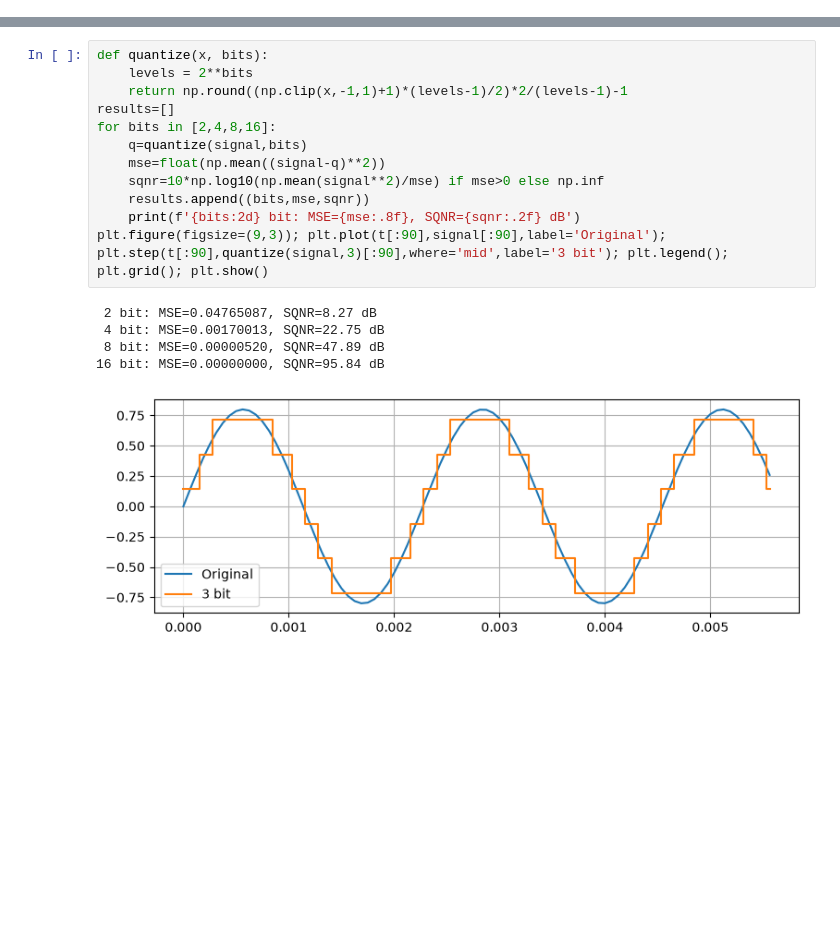
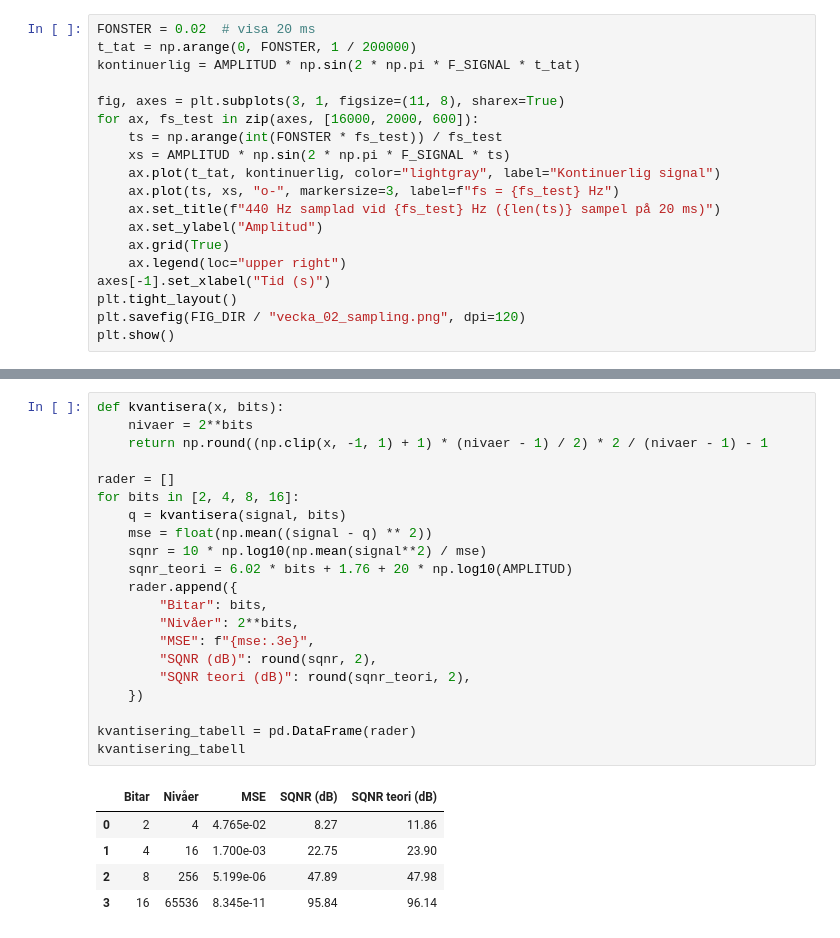
Before and after one commit to boskocat-blip/Signaton, a Jupyter notebook: notebooks/vecka_02_sampling_kvantisering_aliasing.ipynb, the cells around one changed output, grey strips where cells are left out. Drawn from its saved outputs; the diff is of its cells as text; blank space fills up the shorter version.

```diff
--- a/notebooks/vecka_02_sampling_kvantisering_aliasing.ipynb
+++ b/notebooks/vecka_02_sampling_kvantisering_aliasing.ipynb
@@ -35,0 +50,19 @@ För en signal i intervallet [-1,1] ger `b` bitar `2**b` nivåer. Här mäts MSE
+# %%
+FONSTER = 0.02  # visa 20 ms
+t_tat = np.arange(0, FONSTER, 1 / 200000)
+kontinuerlig = AMPLITUD * np.sin(2 * np.pi * F_SIGNAL * t_tat)
+
+fig, axes = plt.subplots(3, 1, figsize=(11, 8), sharex=True)
+for ax, fs_test in zip(axes, [16000, 2000, 600]):
+    ts = np.arange(int(FONSTER * fs_test)) / fs_test
+    xs = AMPLITUD * np.sin(2 * np.pi * F_SIGNAL * ts)
+    ax.plot(t_tat, kontinuerlig, color="lightgray", label="Kontinuerlig signal")
+    ax.plot(ts, xs, "o-", markersize=3, label=f"fs = {fs_test} Hz")
+    ax.set_title(f"440 Hz samplad vid {fs_test} Hz ({len(ts)} sampel på 20 ms)")
+    ax.set_ylabel("Amplitud")
+    ax.grid(True)
+    ax.legend(loc="upper right")
+axes[-1].set_xlabel("Tid (s)")
+plt.tight_layout()
+plt.savefig(FIG_DIR / "vecka_02_sampling.png", dpi=120)
+plt.show()
@@ -36,18 +151,27 @@ För en signal i intervallet [-1,1] ger `b` bitar `2**b` nivåer. Här mäts MSE
 # %%
-def quantize(x, bits):
-    levels = 2**bits
-    return np.round((np.clip(x,-1,1)+1)*(levels-1)/2)*2/(levels-1)-1
-results=[]
-for bits in [2,4,8,16]:
-    q=quantize(signal,bits)
-    mse=float(np.mean((signal-q)**2))
-    sqnr=10*np.log10(np.mean(signal**2)/mse) if mse>0 else np.inf
-    results.append((bits,mse,sqnr))
-    print(f'{bits:2d} bit: MSE={mse:.8f}, SQNR={sqnr:.2f} dB')
-plt.figure(figsize=(9,3)); plt.plot(t[:90],signal[:90],label='Original'); plt.step(t[:90],quantize(signal,3)[:90],where='mid',label='3 bit'); plt.legend(); plt.grid(); plt.show()
+def kvantisera(x, bits):
+    nivaer = 2**bits
+    return np.round((np.clip(x, -1, 1) + 1) * (nivaer - 1) / 2) * 2 / (nivaer - 1) - 1
+
+rader = []
+for bits in [2, 4, 8, 16]:
+    q = kvantisera(signal, bits)
+    mse = float(np.mean((signal - q) ** 2))
+    sqnr = 10 * np.log10(np.mean(signal**2) / mse)
+    sqnr_teori = 6.02 * bits + 1.76 + 20 * np.log10(AMPLITUD)
+    rader.append({
+        "Bitar": bits,
+        "Nivåer": 2**bits,
+        "MSE": f"{mse:.3e}",
+        "SQNR (dB)": round(sqnr, 2),
+        "SQNR teori (dB)": round(sqnr_teori, 2),
+    })
+
+kvantisering_tabell = pd.DataFrame(rader)
+kvantisering_tabell
 # %% [output]
- 2 bit: MSE=0.04765087, SQNR=8.27 dB
- 4 bit: MSE=0.00170013, SQNR=22.75 dB
- 8 bit: MSE=0.00000520, SQNR=47.89 dB
-16 bit: MSE=0.00000000, SQNR=95.84 dB
-[figure, removed]
+|  | Bitar | Nivåer | MSE | SQNR (dB) | SQNR teori (dB) |
+| 0 | 2 | 4 | 4.765e-02 | 8.27 | 11.86 |
+| 1 | 4 | 16 | 1.700e-03 | 22.75 | 23.90 |
+| 2 | 8 | 256 | 5.199e-06 | 47.89 | 47.98 |
+| 3 | 16 | 65536 | 8.345e-11 | 95.84 | 96.14 |
```
Also changed, not shown: parts of 29 cells of this notebook, 4 other files.
